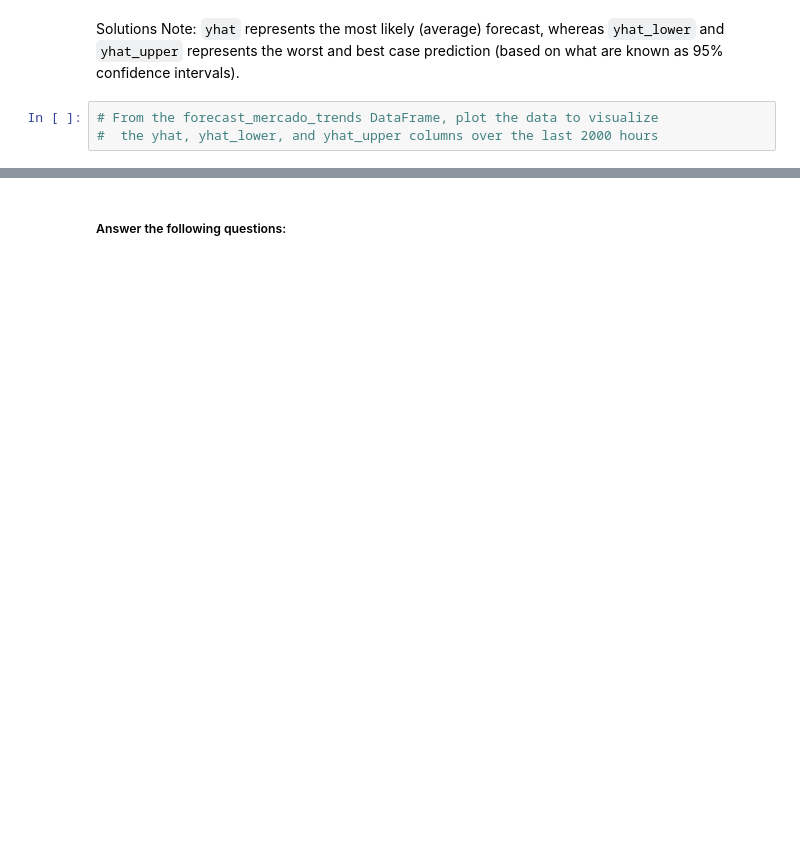
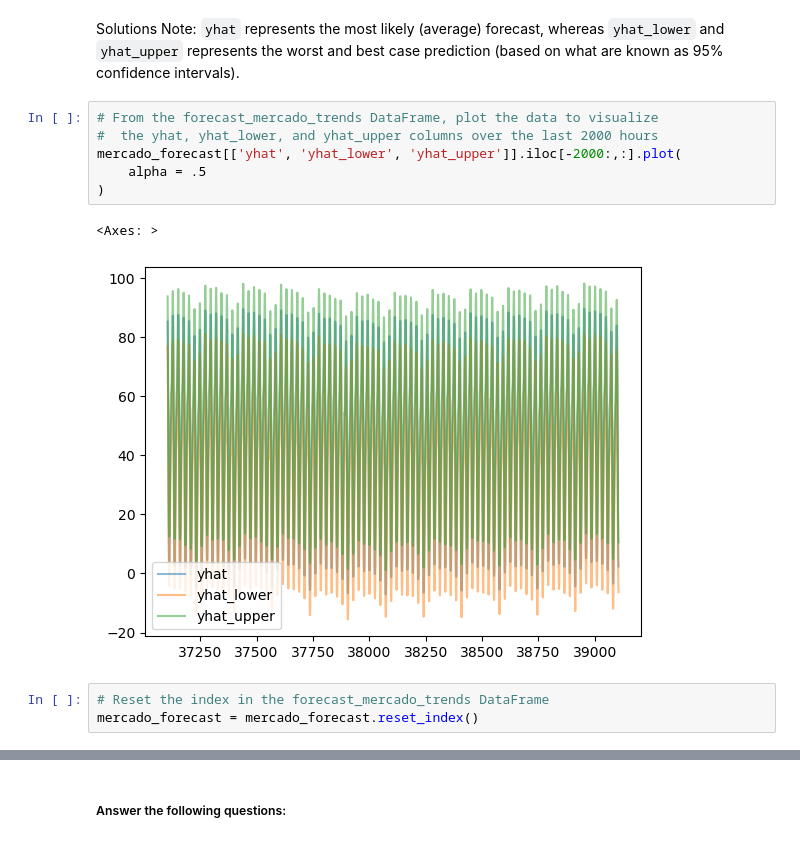
Before and after one commit to awm66/prophet-challenge, a Jupyter notebook: forecasting_net_prophet.ipynb, the cells around one changed output, grey strips where cells are left out. Drawn from its saved outputs; the diff is of its cells as text; blank space fills up the shorter version.

```diff
--- a/forecasting_net_prophet.ipynb
+++ b/forecasting_net_prophet.ipynb
@@ -630,4 +693,13 @@ Solutions Note: `yhat` represents the most likely (average) forecast, whereas `y
 # %%
 # From the forecast_mercado_trends DataFrame, plot the data to visualize
 #  the yhat, yhat_lower, and yhat_upper columns over the last 2000 hours
+mercado_forecast[['yhat', 'yhat_lower', 'yhat_upper']].iloc[-2000:,:].plot(
+    alpha = .5
+)
+# %% [output]
+<Axes: >
+[figure, added]
+# %%
+# Reset the index in the forecast_mercado_trends DataFrame
+mercado_forecast = mercado_forecast.reset_index()
 # %%
```
Also changed, not shown: parts of 22 cells of this notebook.
